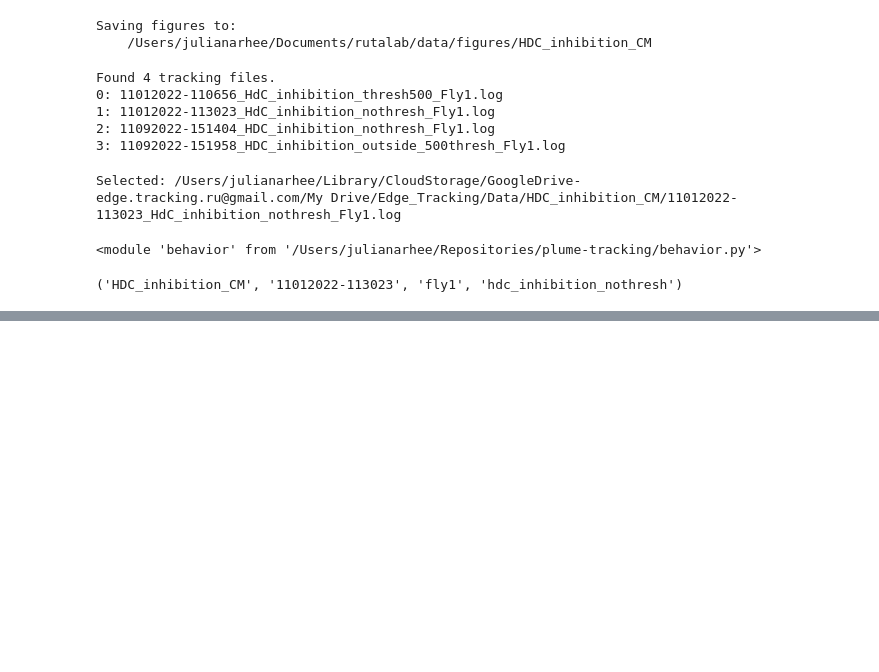
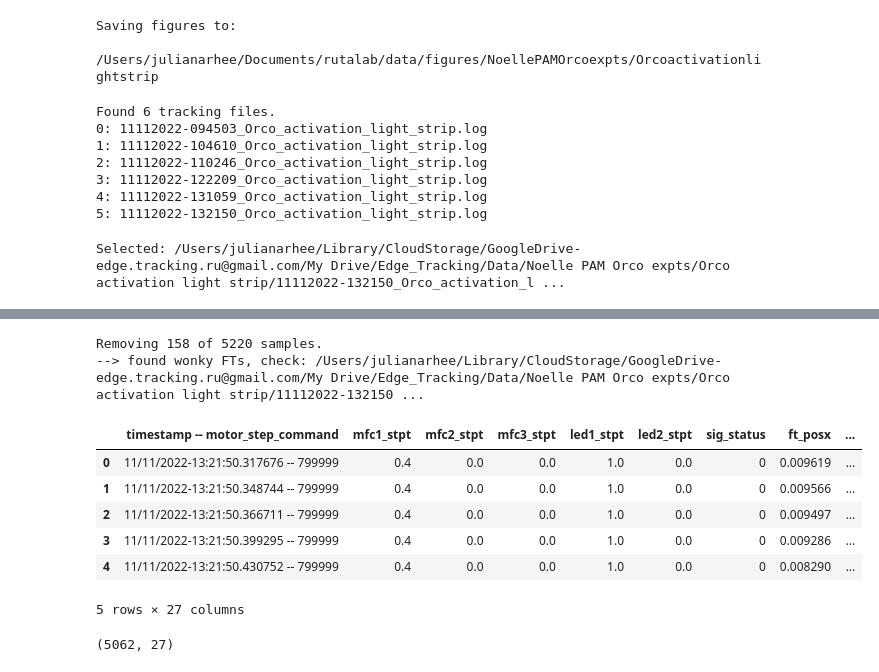
Before and after one commit to julianarhee/plume-tracking, a Jupyter notebook: Nbs/sample-plot-trajectory.ipynb, the cells around one changed output, grey strips where cells are left out. Drawn from its saved outputs; the diff is of its cells as text; code cells hidden in the pictures; blank space fills up the shorter version.

Commit message:
include better flexibility for parsing filename or not, add default values for non-parsed dataframe columns

```diff
--- a/Nbs/sample-plot-trajectory.ipynb
+++ b/Nbs/sample-plot-trajectory.ipynb
@@ -26,7 +28,9 @@ rootdir = '/Users/julianarhee/Library/CloudStorage/GoogleDrive-edge.tracking.ru@
 
 # Specify experiment to analyze
 # experiment = 'stripgrid_hdc-sytGCaMP7f_2p/20221102'
-experiment = 'HDC_inhibition_CM'
+# experiment = 'HDC_inhibition_CM'
+
+experiment = 'Noelle PAM Orco expts/Orco activation light strip'
 src_dir = os.path.join(rootdir, experiment)
 
 # Create a save dir for figures wherever you want
@@ -41,4 +45,4 @@ if not os.path.exists(save_dir):
 fig_id = src_dir.split('/My Drive')[1] #, experiment)
 # %% [output]
 Saving figures to:
-    /Users/julianarhee/Documents/rutalab/data/figures/HDC_inhibition_CM
+    /Users/julianarhee/Documents/rutalab/data/figures/NoellePAMOrcoexpts/Orcoactivationlightstrip
@@ -47,39 +49,31 @@ os,
 # %%
 # get a list of all the data files
-fly='Fly1'
-log_files = sorted([k for k in glob.glob(os.path.join(src_dir, '*{}*.log'.format(fly)))\
+#fly='Fly1'
+log_files = sorted([k for k in glob.glob(os.path.join(src_dir, '1111*.log'))\
                 if 'lossed tracking' not in k], key=util.natsort)
 print("Found {} tracking files.".format(len(log_files)))
 for i, fn in enumerate(log_files):
     print("{}: {}".format(i, os.path.split(fn)[-1]))
 # %% [output]
-Found 4 tracking files.
-0: 11012022-110656_HdC_inhibition_thresh500_Fly1.log
-1: 11012022-113023_HdC_inhibition_nothresh_Fly1.log
-2: 11092022-151404_HDC_inhibition_nothresh_Fly1.log
-3: 11092022-151958_HDC_inhibition_outside_500thresh_Fly1.log
+Found 6 tracking files.
+0: 11112022-094503_Orco_activation_light_strip.log
+1: 11112022-104610_Orco_activation_light_strip.log
+2: 11112022-110246_Orco_activation_light_strip.log
+3: 11112022-122209_Orco_activation_light_strip.log
+4: 11112022-131059_Orco_activation_light_strip.log
+5: 11112022-132150_Orco_activation_light_strip.log
 # %%
-file_ix = 1 # select a file
+file_ix = -3 # select a file
 fpath = log_files[file_ix]
 print("Selected: {}".format(fpath))
 # %% [output]
-Selected: /Users/julianarhee/Library/CloudStorage/GoogleDrive-edge.tracking.ru@gmail.com/My Drive/Edge_Tracking/Data/HDC_inhibition_CM/11012022-113023_HdC_inhibition_nothresh_Fly1.log
+Selected: /Users/julianarhee/Library/CloudStorage/GoogleDrive-edge.tracking.ru@gmail.com/My Drive/Edge_Tracking/Data/Noelle PAM Orco expts/Orco activation light strip/11112022-132150_Orco_activation_l ...
-# %%
-importlib.reload(butil)
-# %% [output]
-<module 'behavior' from '/Users/julianarhee/Repositories/plume-tracking/behavior.py'>
-# %%
-# try to parse experiment details from the filename
-exp, datestr, fid, cond = butil.parse_info_from_file(fpath)
-exp, datestr, fid, cond
-# %% [output]
-('HDC_inhibition_CM', '11012022-113023', 'fly1', 'hdc_inhibition_nothresh')
 # %%
 # try to parse experiment details from the filename
-exp, datestr, fid, cond = butil.parse_info_from_file(fpath)
+# exp, datestr, fid, cond = butil.parse_info_from_file(fpath)
 # load and process the csv data
-df0 = butil.load_dataframe(fpath, mfc_id=None, verbose=False, cond=None)
-print('Experiment: {}{}Fly ID: {}{}Condition: {}'.format(exp, '\n', fid, '\n', cond))
-fly_id = df0['fly_id'].unique()[0]
+df0 = butil.load_dataframe(fpath, mfc_id=None, parse_filename=False, verbose=False, cond=None)
+# print('Experiment: {}{}Fly ID: {}{}Condition: {}'.format(exp, '\n', fid, '\n', cond))
+#fly_id = df0['fly_id'].unique()[0]
 df0.head()
 # %% [output]
@@ -87,3 +86,16 @@ TimeoutError: [Errno 60] Operation timed out
+Removing 158 of 5220 samples.
+--> found wonky FTs, check: /Users/julianarhee/Library/CloudStorage/GoogleDrive-edge.tracking.ru@gmail.com/My Drive/Edge_Tracking/Data/Noelle PAM Orco expts/Orco activation light strip/11112022-132150 ...
+|  | timestamp -- motor_step_command | mfc1_stpt | mfc2_stpt | mfc3_stpt | led1_stpt | led2_stpt | sig_status | ft_posx | ... |
+| 0 | 11/11/2022-13:21:50.317676 -- 799999 | 0.4 | 0.0 | 0.0 | 1.0 | 0.0 | 0 | 0.009619 | ... |
+| 1 | 11/11/2022-13:21:50.348744 -- 799999 | 0.4 | 0.0 | 0.0 | 1.0 | 0.0 | 0 | 0.009566 | ... |
+| 2 | 11/11/2022-13:21:50.366711 -- 799999 | 0.4 | 0.0 | 0.0 | 1.0 | 0.0 | 0 | 0.009497 | ... |
+| 3 | 11/11/2022-13:21:50.399295 -- 799999 | 0.4 | 0.0 | 0.0 | 1.0 | 0.0 | 0 | 0.009286 | ... |
+| 4 | 11/11/2022-13:21:50.430752 -- 799999 | 0.4 | 0.0 | 0.0 | 1.0 | 0.0 | 0 | 0.008290 | ... |
+5 rows × 27 columns
+# %%
+df0.shape
+# %% [output]
+(5062, 27)
 # %%
 # get experimentally determined odor boundaries:
 strip_width=50
```
Also changed, not shown: parts of 5 cells of this notebook, 3 other files.
